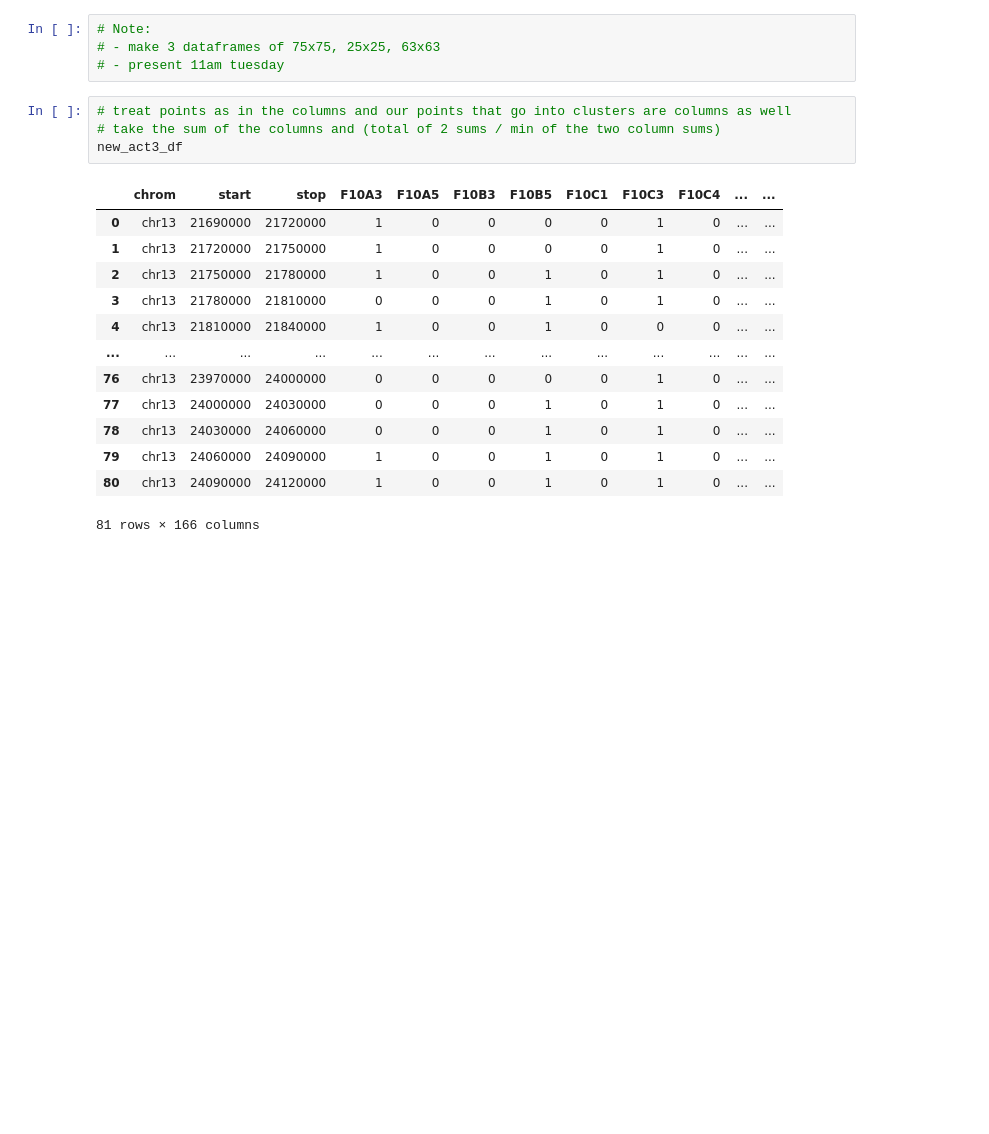
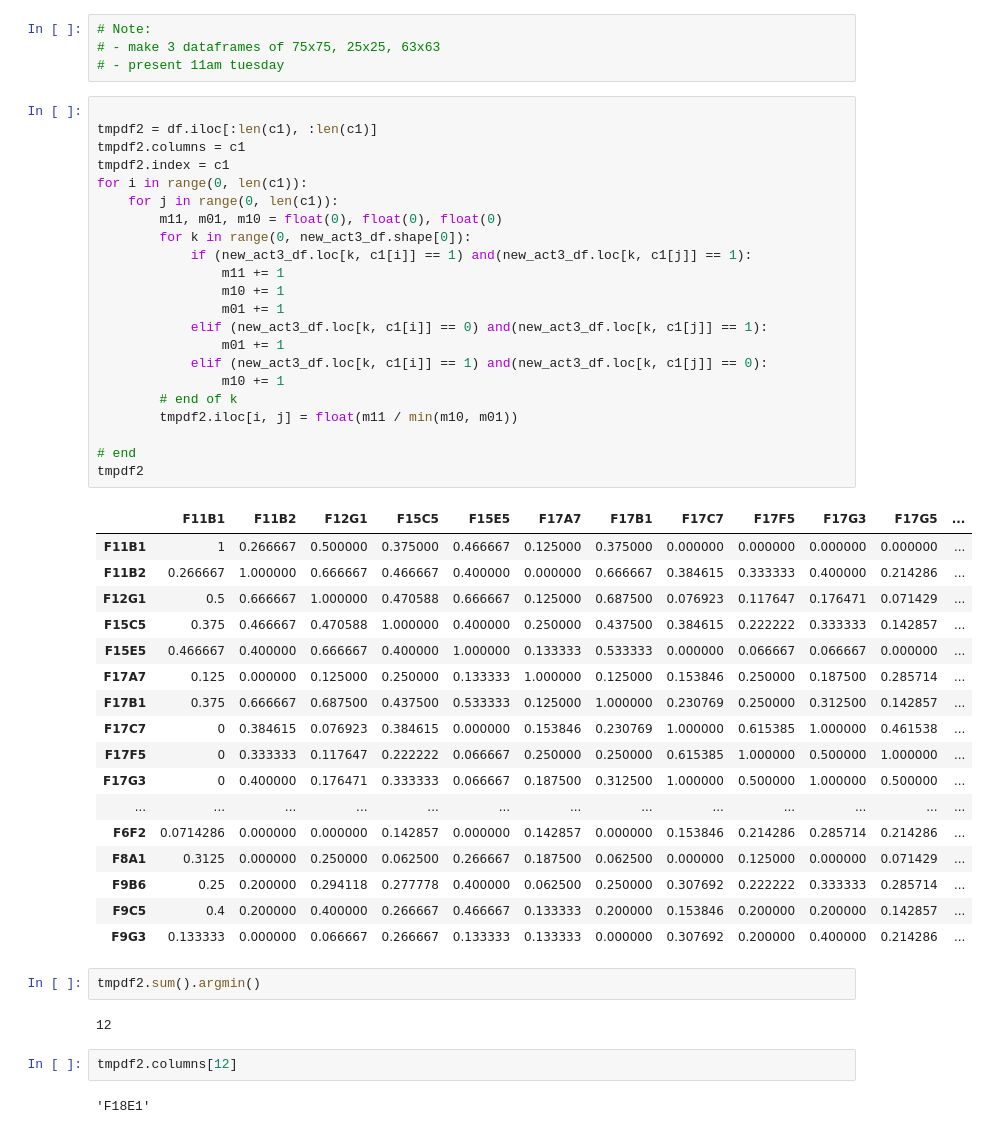
Before and after one commit to ajstein51/CS4900-Data-Science, a Jupyter notebook: main.ipynb, the cells around one changed output. Drawn from its saved outputs; the diff is of its cells as text; blank space fills up the shorter version.

```diff
--- a/main.ipynb
+++ b/main.ipynb
@@ -526,21 +643,51 @@ These are the 3 init points: 141 109 78
 # Note:
 # - make 3 dataframes of 75x75, 25x25, 63x63
 # - present 11am tuesday
-# %%
-# treat points as in the columns and our points that go into clusters are columns as well
-# take the sum of the columns and (total of 2 sums / min of the two column sums)
-new_act3_df
-# %% [output]
-|  | chrom | start | stop | F10A3 | F10A5 | F10B3 | F10B5 | F10C1 | F10C3 | F10C4 | ... | ... |
-| 0 | chr13 | 21690000 | 21720000 | 1 | 0 | 0 | 0 | 0 | 1 | 0 | ... | ... |
-| 1 | chr13 | 21720000 | 21750000 | 1 | 0 | 0 | 0 | 0 | 1 | 0 | ... | ... |
-| 2 | chr13 | 21750000 | 21780000 | 1 | 0 | 0 | 1 | 0 | 1 | 0 | ... | ... |
-| 3 | chr13 | 21780000 | 21810000 | 0 | 0 | 0 | 1 | 0 | 1 | 0 | ... | ... |
-| 4 | chr13 | 21810000 | 21840000 | 1 | 0 | 0 | 1 | 0 | 0 | 0 | ... | ... |
-| ... | ... | ... | ... | ... | ... | ... | ... | ... | ... | ... | ... | ... |
-| 76 | chr13 | 23970000 | 24000000 | 0 | 0 | 0 | 0 | 0 | 1 | 0 | ... | ... |
-| 77 | chr13 | 24000000 | 24030000 | 0 | 0 | 0 | 1 | 0 | 1 | 0 | ... | ... |
-| 78 | chr13 | 24030000 | 24060000 | 0 | 0 | 0 | 1 | 0 | 1 | 0 | ... | ... |
-| 79 | chr13 | 24060000 | 24090000 | 1 | 0 | 0 | 1 | 0 | 1 | 0 | ... | ... |
-| 80 | chr13 | 24090000 | 24120000 | 1 | 0 | 0 | 1 | 0 | 1 | 0 | ... | ... |
-81 rows × 166 columns
+# %%
+
+tmpdf2 = df.iloc[:len(c1), :len(c1)]
+tmpdf2.columns = c1
+tmpdf2.index = c1
+for i in range(0, len(c1)):
+    for j in range(0, len(c1)):
+        m11, m01, m10 = float(0), float(0), float(0)
+        for k in range(0, new_act3_df.shape[0]):
+            if (new_act3_df.loc[k, c1[i]] == 1) and(new_act3_df.loc[k, c1[j]] == 1):
+                m11 += 1
+                m10 += 1
+                m01 += 1
+            elif (new_act3_df.loc[k, c1[i]] == 0) and(new_act3_df.loc[k, c1[j]] == 1):
+                m01 += 1
+            elif (new_act3_df.loc[k, c1[i]] == 1) and(new_act3_df.loc[k, c1[j]] == 0):
+                m10 += 1
+        # end of k
+        tmpdf2.iloc[i, j] = float(m11 / min(m10, m01))
+
+# end
+tmpdf2
+# %% [output]
+|  | F11B1 | F11B2 | F12G1 | F15C5 | F15E5 | F17A7 | F17B1 | F17C7 | F17F5 | F17G3 | F17G5 | ... |
+| F11B1 | 1 | 0.266667 | 0.500000 | 0.375000 | 0.466667 | 0.125000 | 0.375000 | 0.000000 | 0.000000 | 0.000000 | 0.000000 | ... |
+| F11B2 | 0.266667 | 1.000000 | 0.666667 | 0.466667 | 0.400000 | 0.000000 | 0.666667 | 0.384615 | 0.333333 | 0.400000 | 0.214286 | ... |
+| F12G1 | 0.5 | 0.666667 | 1.000000 | 0.470588 | 0.666667 | 0.125000 | 0.687500 | 0.076923 | 0.117647 | 0.176471 | 0.071429 | ... |
+| F15C5 | 0.375 | 0.466667 | 0.470588 | 1.000000 | 0.400000 | 0.250000 | 0.437500 | 0.384615 | 0.222222 | 0.333333 | 0.142857 | ... |
+| F15E5 | 0.466667 | 0.400000 | 0.666667 | 0.400000 | 1.000000 | 0.133333 | 0.533333 | 0.000000 | 0.066667 | 0.066667 | 0.000000 | ... |
+| F17A7 | 0.125 | 0.000000 | 0.125000 | 0.250000 | 0.133333 | 1.000000 | 0.125000 | 0.153846 | 0.250000 | 0.187500 | 0.285714 | ... |
+| F17B1 | 0.375 | 0.666667 | 0.687500 | 0.437500 | 0.533333 | 0.125000 | 1.000000 | 0.230769 | 0.250000 | 0.312500 | 0.142857 | ... |
+| F17C7 | 0 | 0.384615 | 0.076923 | 0.384615 | 0.000000 | 0.153846 | 0.230769 | 1.000000 | 0.615385 | 1.000000 | 0.461538 | ... |
+| F17F5 | 0 | 0.333333 | 0.117647 | 0.222222 | 0.066667 | 0.250000 | 0.250000 | 0.615385 | 1.000000 | 0.500000 | 1.000000 | ... |
+| F17G3 | 0 | 0.400000 | 0.176471 | 0.333333 | 0.066667 | 0.187500 | 0.312500 | 1.000000 | 0.500000 | 1.000000 | 0.500000 | ... |
+| ... | ... | ... | ... | ... | ... | ... | ... | ... | ... | ... | ... | ... |
+| F6F2 | 0.0714286 | 0.000000 | 0.000000 | 0.142857 | 0.000000 | 0.142857 | 0.000000 | 0.153846 | 0.214286 | 0.285714 | 0.214286 | ... |
+| F8A1 | 0.3125 | 0.000000 | 0.250000 | 0.062500 | 0.266667 | 0.187500 | 0.062500 | 0.000000 | 0.125000 | 0.000000 | 0.071429 | ... |
+| F9B6 | 0.25 | 0.200000 | 0.294118 | 0.277778 | 0.400000 | 0.062500 | 0.250000 | 0.307692 | 0.222222 | 0.333333 | 0.285714 | ... |
+| F9C5 | 0.4 | 0.200000 | 0.400000 | 0.266667 | 0.466667 | 0.133333 | 0.200000 | 0.153846 | 0.200000 | 0.200000 | 0.142857 | ... |
+| F9G3 | 0.133333 | 0.000000 | 0.066667 | 0.266667 | 0.133333 | 0.133333 | 0.000000 | 0.307692 | 0.200000 | 0.400000 | 0.214286 | ... |
+# %%
+tmpdf2.sum().argmin()
+# %% [output]
+12
+# %%
+tmpdf2.columns[12]
+# %% [output]
+'F18E1'
```
Also changed, not shown: parts of 5 cells of this notebook.
